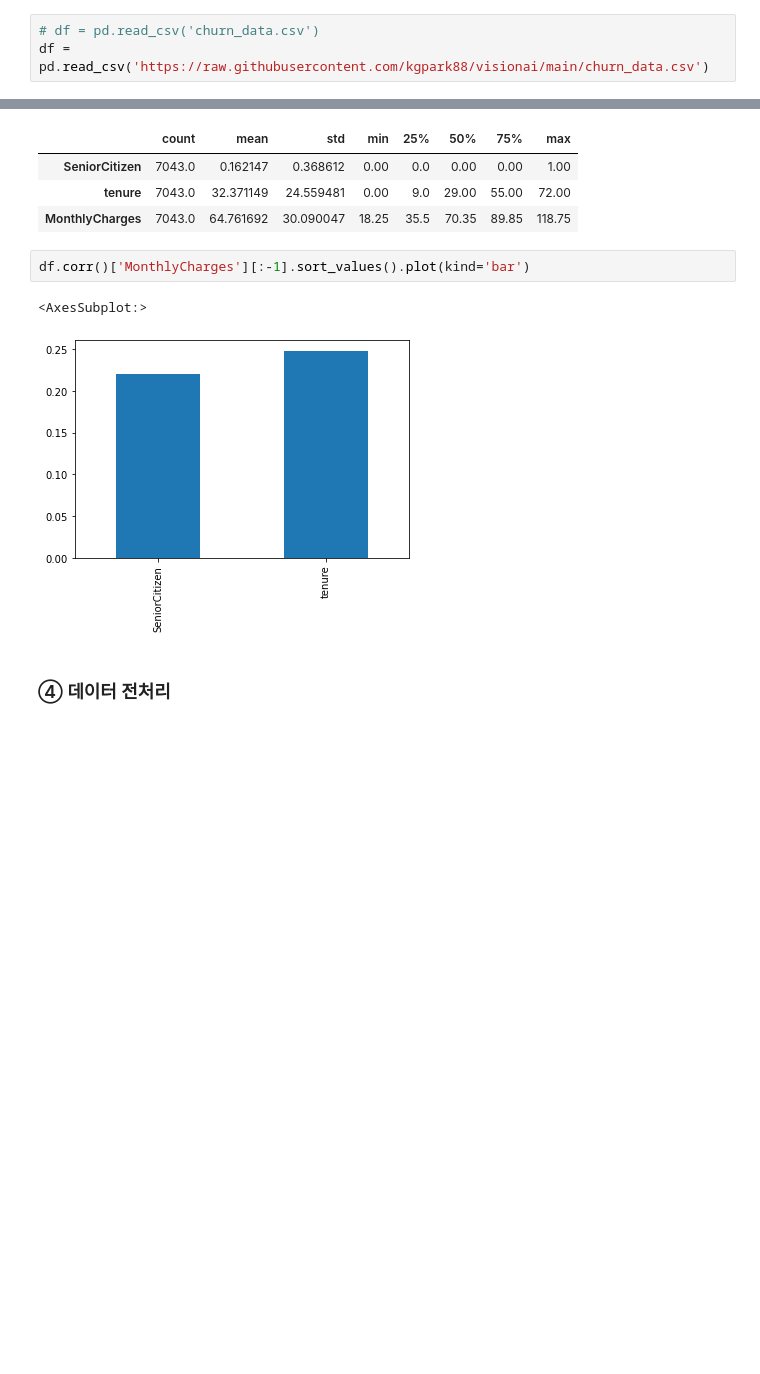
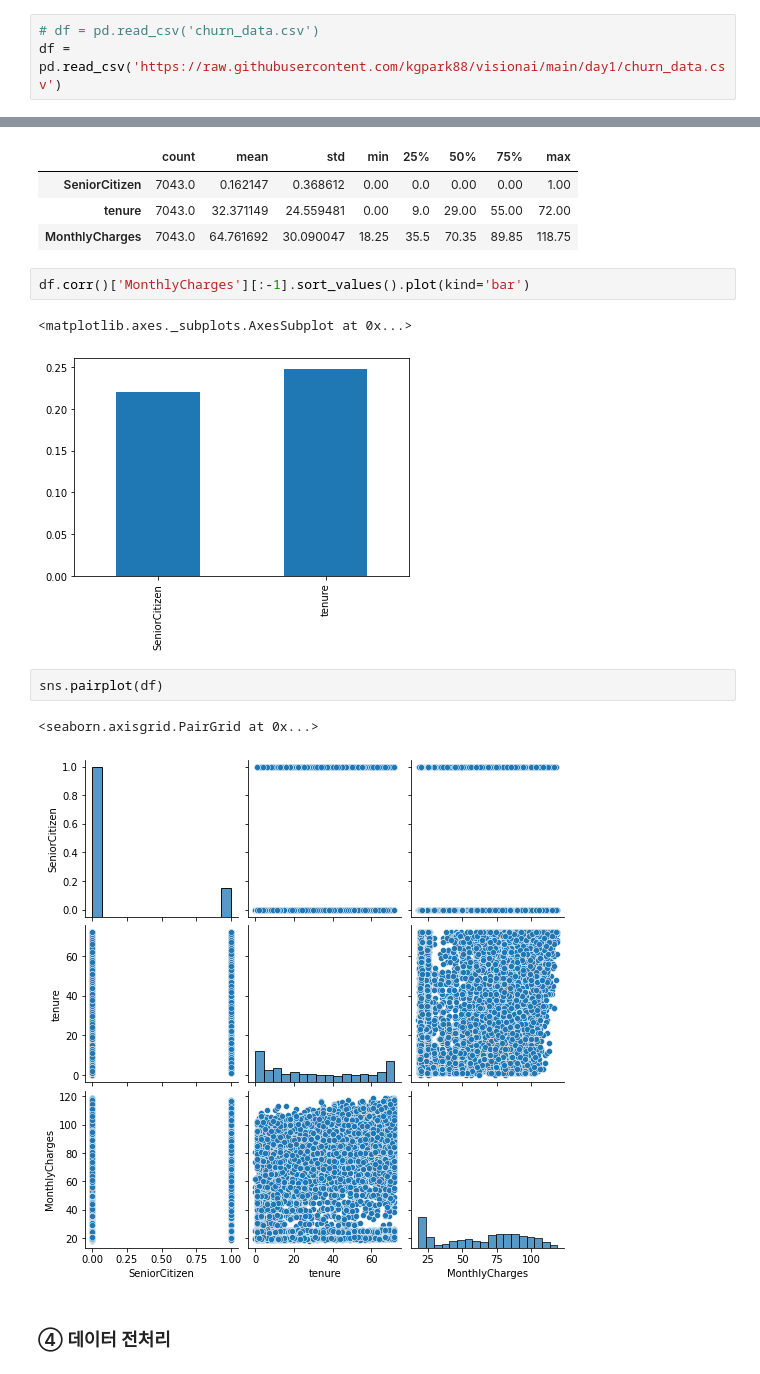
Before and after one commit to kgpark88/visionai, a Jupyter notebook: day1/DNN.ipynb, the cells around one changed output, grey strips where cells are left out. Cells and saved outputs as stored; diff of their text form; blank space fills up the shorter version.

```diff
--- a/day1/DNN.ipynb
+++ b/day1/DNN.ipynb
@@ -26,7 +26,7 @@ from tensorflow.keras.layers import Dense, Activation, Dropout
 ### ② 데이터 로드
 # %%
 # df = pd.read_csv('churn_data.csv')
-df = pd.read_csv('https://raw.githubusercontent.com/kgpark88/visionai/main/churn_data.csv')
+df = pd.read_csv('https://raw.githubusercontent.com/kgpark88/visionai/main/day1/churn_data.csv')
 # %% [markdown]
 ### ③ 데이터 분석
 # %%
@@ -79,8 +79,13 @@ df.describe().transpose()
 # %%
 df.corr()['MonthlyCharges'][:-1].sort_values().plot(kind='bar')
 # %% [output]
-<AxesSubplot:>
+<matplotlib.axes._subplots.AxesSubplot at 0x...>
 [figure]
+# %%
+sns.pairplot(df)
+# %% [output]
+<seaborn.axisgrid.PairGrid at 0x...>
+[figure, added]
 # %% [markdown]
 ### ④ 데이터 전처리
 # %%
```
